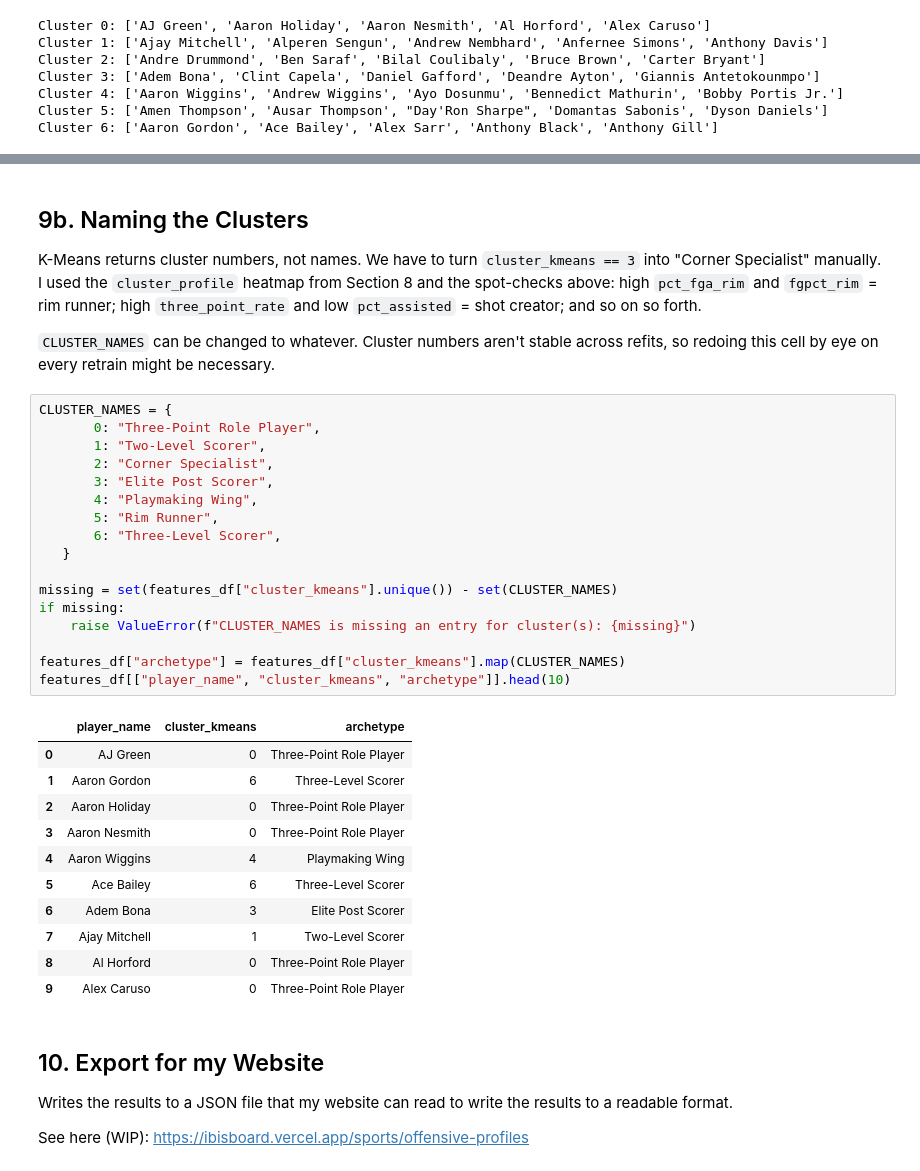
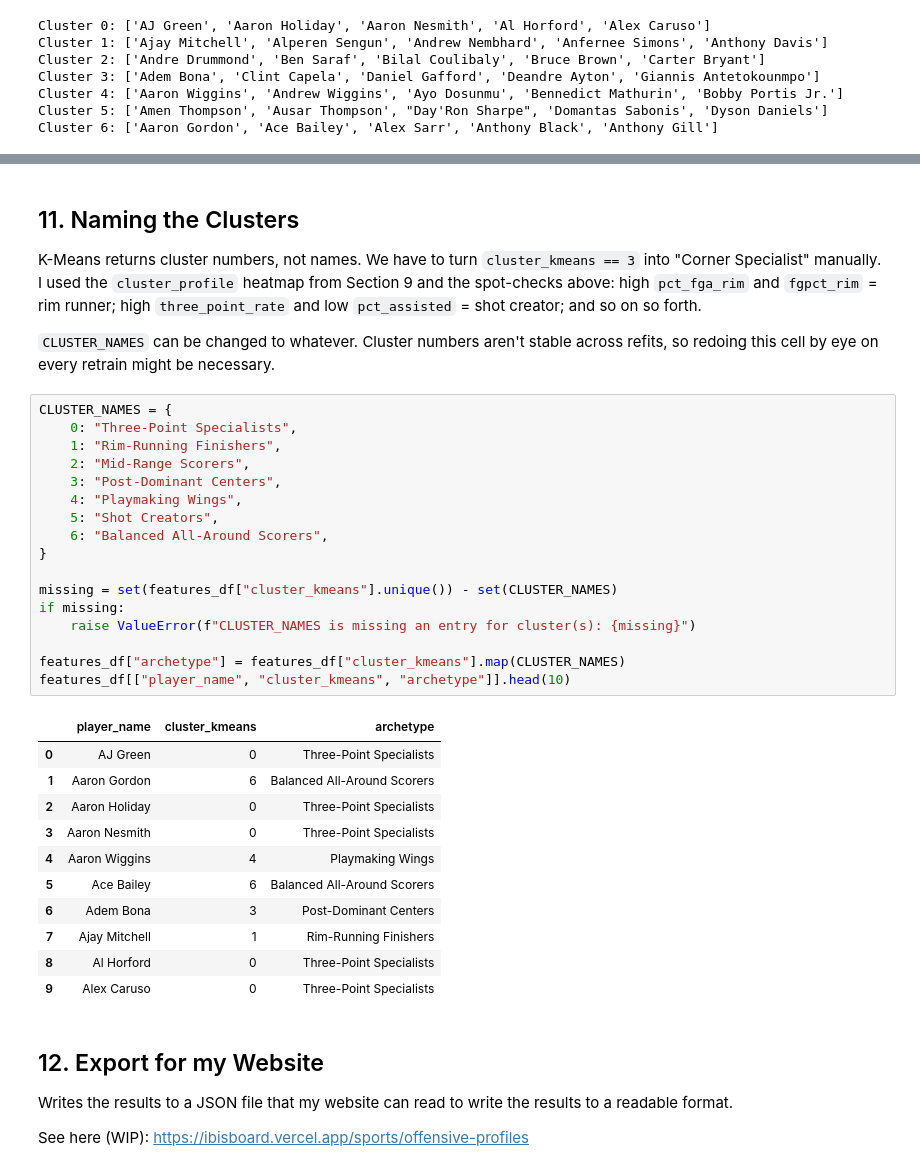
Before and after one commit to l0stpanda/sports-analytics-portfolio, a Jupyter notebook: basketball/shot-archetype-clustering/nba_shot_archetype_clustering.ipynb, the cells around one changed output, grey strips where cells are left out. Drawn from its saved outputs; the diff is of its cells as text.

```diff
--- a/basketball/shot-archetype-clustering/nba_shot_archetype_clustering.ipynb
+++ b/basketball/shot-archetype-clustering/nba_shot_archetype_clustering.ipynb
@@ -847,40 +1617,40 @@ Cluster 6: ['Aaron Gordon', 'Ace Bailey', 'Alex Sarr', 'Anthony Black', 'Anthony
 # %% [markdown]
-## 9b. Naming the Clusters
+## 11. Naming the Clusters
 
-K-Means returns cluster numbers, not names. We have to turn `cluster_kmeans == 3` into "Corner Specialist" manually. I used the `cluster_profile` heatmap from Section 8 and the spot-checks above: high `pct_fga_rim` and `fgpct_rim` = rim runner; high `three_point_rate` and low `pct_assisted` = shot creator; and so on so forth.
+K-Means returns cluster numbers, not names. We have to turn `cluster_kmeans == 3` into "Corner Specialist" manually. I used the `cluster_profile` heatmap from Section 9 and the spot-checks above: high `pct_fga_rim` and `fgpct_rim` = rim runner; high `three_point_rate` and low `pct_assisted` = shot creator; and so on so forth.
 
 `CLUSTER_NAMES` can be changed to whatever. Cluster numbers aren't stable across refits, so redoing this cell by eye on every retrain might be necessary.
 # %%
 CLUSTER_NAMES = {
-       0: "Three-Point Role Player",
-       1: "Two-Level Scorer",
-       2: "Corner Specialist",
-       3: "Elite Post Scorer",
-       4: "Playmaking Wing",
-       5: "Rim Runner",
-       6: "Three-Level Scorer",
-   }
+    0: "Three-Point Specialists",
+    1: "Rim-Running Finishers",
+    2: "Mid-Range Scorers",
+    3: "Post-Dominant Centers",
+    4: "Playmaking Wings",
+    5: "Shot Creators",
+    6: "Balanced All-Around Scorers",
+}
 
 missing = set(features_df["cluster_kmeans"].unique()) - set(CLUSTER_NAMES)
 if missing:
     raise ValueError(f"CLUSTER_NAMES is missing an entry for cluster(s): {missing}")
 
 features_df["archetype"] = features_df["cluster_kmeans"].map(CLUSTER_NAMES)
 features_df[["player_name", "cluster_kmeans", "archetype"]].head(10)
 # %% [output]
 |  | player_name | cluster_kmeans | archetype |
-| 0 | AJ Green | 0 | Three-Point Role Player |
-| 1 | Aaron Gordon | 6 | Three-Level Scorer |
-| 2 | Aaron Holiday | 0 | Three-Point Role Player |
-| 3 | Aaron Nesmith | 0 | Three-Point Role Player |
-| 4 | Aaron Wiggins | 4 | Playmaking Wing |
-| 5 | Ace Bailey | 6 | Three-Level Scorer |
-| 6 | Adem Bona | 3 | Elite Post Scorer |
-| 7 | Ajay Mitchell | 1 | Two-Level Scorer |
-| 8 | Al Horford | 0 | Three-Point Role Player |
-| 9 | Alex Caruso | 0 | Three-Point Role Player |
+| 0 | AJ Green | 0 | Three-Point Specialists |
+| 1 | Aaron Gordon | 6 | Balanced All-Around Scorers |
+| 2 | Aaron Holiday | 0 | Three-Point Specialists |
+| 3 | Aaron Nesmith | 0 | Three-Point Specialists |
+| 4 | Aaron Wiggins | 4 | Playmaking Wings |
+| 5 | Ace Bailey | 6 | Balanced All-Around Scorers |
+| 6 | Adem Bona | 3 | Post-Dominant Centers |
+| 7 | Ajay Mitchell | 1 | Rim-Running Finishers |
+| 8 | Al Horford | 0 | Three-Point Specialists |
+| 9 | Alex Caruso | 0 | Three-Point Specialists |
 # %% [markdown]
-## 10. Export for my Website
+## 12. Export for my Website
 
 Writes the results to a JSON file that my website can read to write the results to a readable format.
 
```
Also changed, not shown: parts of 23 cells of this notebook, 2 other files.
